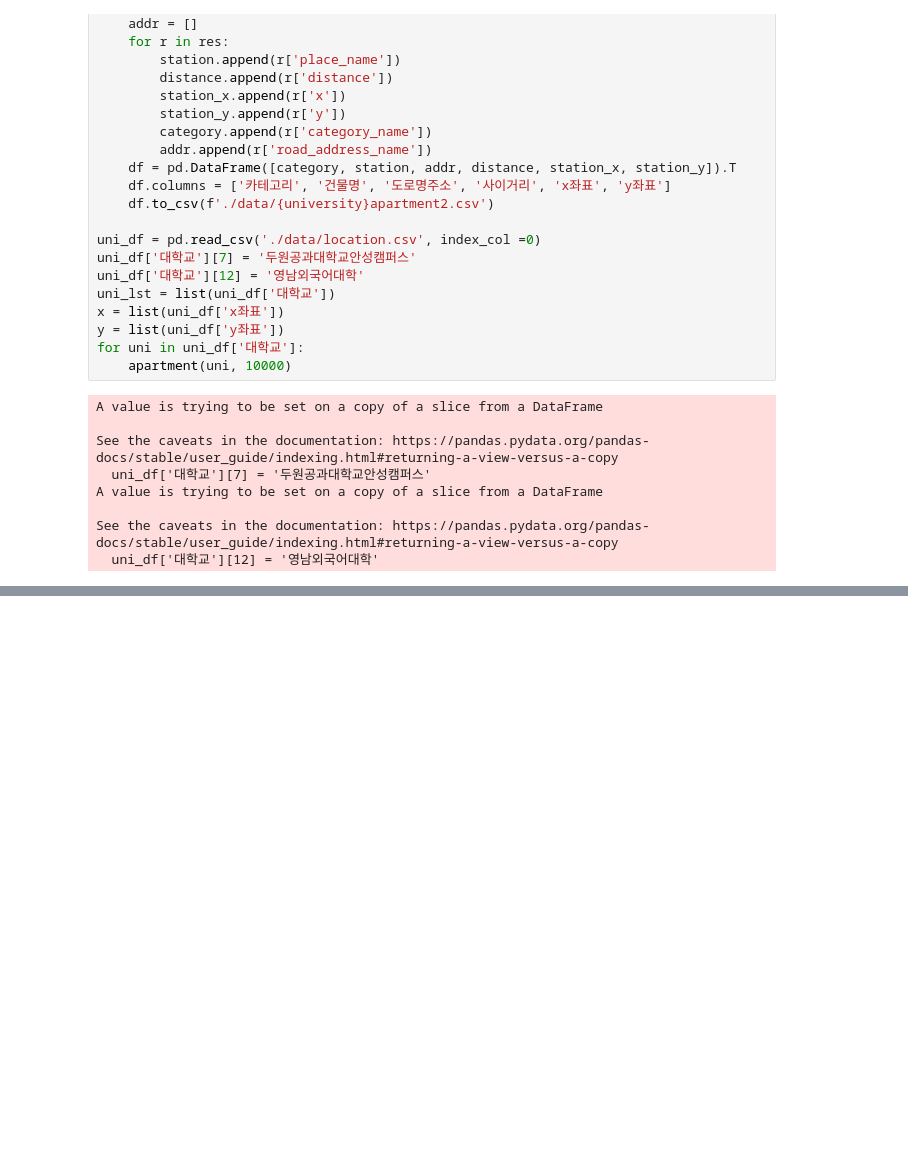
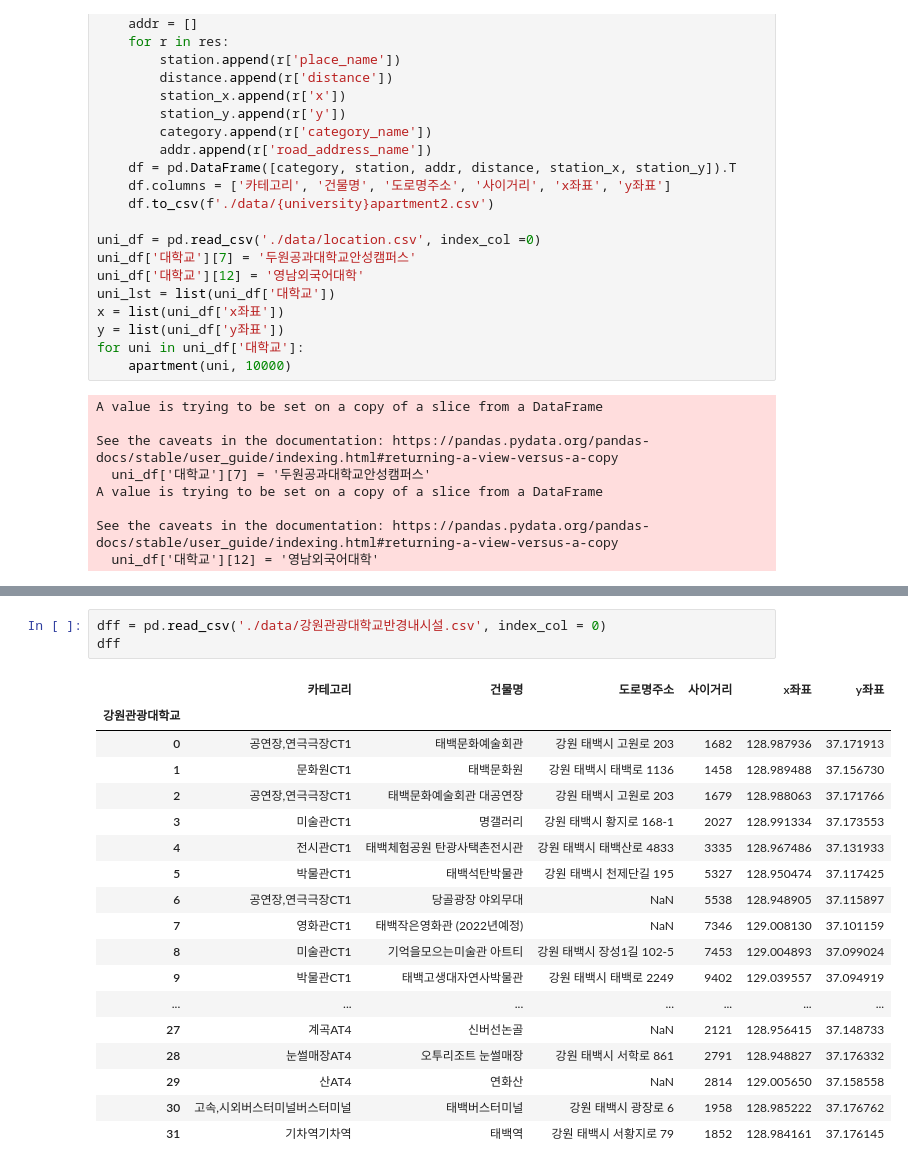
Before and after one commit to JngMkk/MLP_4_Project, a Jupyter notebook: jm_data/test.ipynb, the cells around one changed output, grey strips where cells are left out. Cells and saved outputs as stored; diff of their text form; blank space fills up the shorter version.

```diff
--- a/jm_data/test.ipynb
+++ b/jm_data/test.ipynb
@@ -505,0 +823,22 @@ See the caveats in the documentation: https://pandas.pydata.org/pandas-docs/stab
+# %%
+dff = pd.read_csv('./data/강원관광대학교반경내시설.csv', index_col = 0)
+dff
+# %% [output]
+|  | 카테고리 | 건물명 | 도로명주소 | 사이거리 | x좌표 | y좌표 |
+| 강원관광대학교 |  |  |  |  |  |  |
+| 0 | 공연장,연극극장CT1 | 태백문화예술회관 | 강원 태백시 고원로 203 | 1682 | 128.987936 | 37.171913 |
+| 1 | 문화원CT1 | 태백문화원 | 강원 태백시 태백로 1136 | 1458 | 128.989488 | 37.156730 |
+| 2 | 공연장,연극극장CT1 | 태백문화예술회관 대공연장 | 강원 태백시 고원로 203 | 1679 | 128.988063 | 37.171766 |
+| 3 | 미술관CT1 | 명갤러리 | 강원 태백시 황지로 168-1 | 2027 | 128.991334 | 37.173553 |
+| 4 | 전시관CT1 | 태백체험공원 탄광사택촌전시관 | 강원 태백시 태백산로 4833 | 3335 | 128.967486 | 37.131933 |
+| 5 | 박물관CT1 | 태백석탄박물관 | 강원 태백시 천제단길 195 | 5327 | 128.950474 | 37.117425 |
+| 6 | 공연장,연극극장CT1 | 당골광장 야외무대 | NaN | 5538 | 128.948905 | 37.115897 |
+| 7 | 영화관CT1 | 태백작은영화관 (2022년예정) | NaN | 7346 | 129.008130 | 37.101159 |
+| 8 | 미술관CT1 | 기억을모으는미술관 아트티 | 강원 태백시 장성1길 102-5 | 7453 | 129.004893 | 37.099024 |
+| 9 | 박물관CT1 | 태백고생대자연사박물관 | 강원 태백시 태백로 2249 | 9402 | 129.039557 | 37.094919 |
+| ... | ... | ... | ... | ... | ... | ... |
+| 27 | 계곡AT4 | 신버선논골 | NaN | 2121 | 128.956415 | 37.148733 |
+| 28 | 눈썰매장AT4 | 오투리조트 눈썰매장 | 강원 태백시 서학로 861 | 2791 | 128.948827 | 37.176332 |
+| 29 | 산AT4 | 연화산 | NaN | 2814 | 129.005650 | 37.158558 |
+| 30 | 고속,시외버스터미널버스터미널 | 태백버스터미널 | 강원 태백시 광장로 6 | 1958 | 128.985222 | 37.176762 |
+| 31 | 기차역기차역 | 태백역 | 강원 태백시 서황지로 79 | 1852 | 128.984161 | 37.176145 |
```
Also changed, not shown: parts of 35 cells of this notebook, 37 other files.
